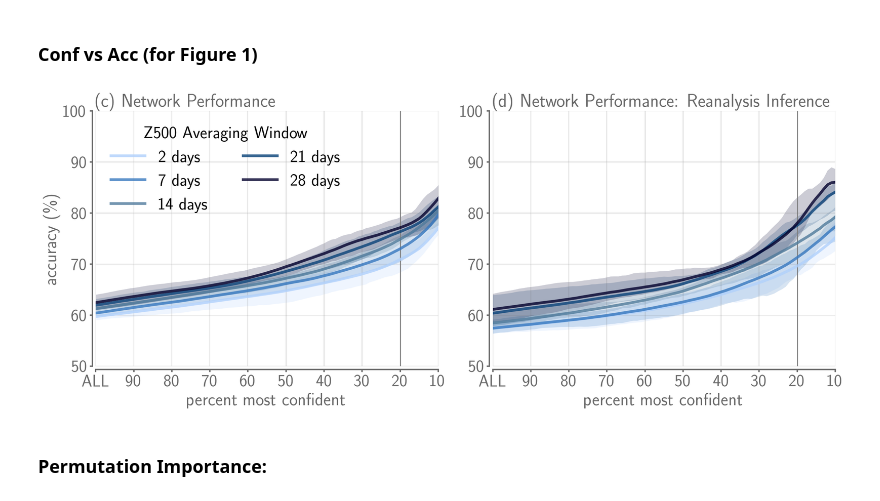
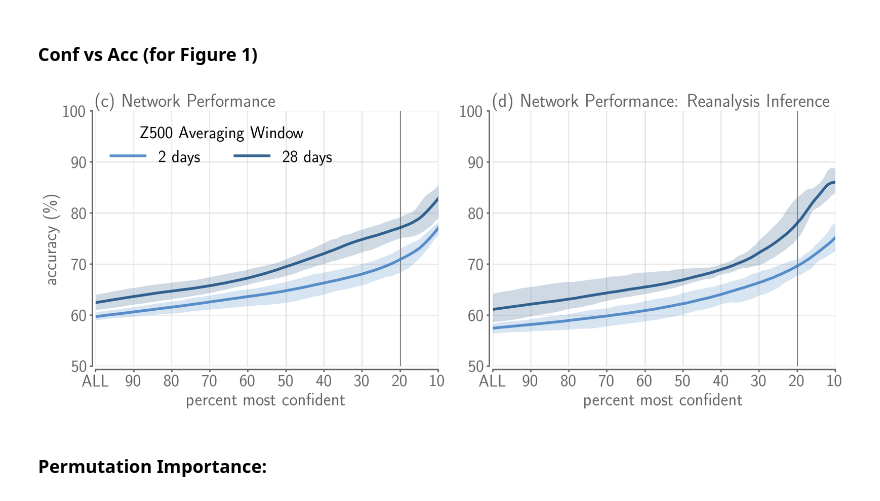
Before and after one commit to kjmayer/ENSOvsMJO, a Jupyter notebook: interpret/interpret-confvsacc-plot.ipynb, the cells around one changed output. Cells and saved outputs as stored; diff of their text form; code cells hidden in the pictures.

Commit message:
misc figure edits

```diff
--- a/interpret/interpret-confvsacc-plot.ipynb
+++ b/interpret/interpret-confvsacc-plot.ipynb
@@ -155,70 +155,74 @@ for loc in ['A','B']:
 # ------------------------------------------------------------------------------------
 # ------------------------------------------------------------------------------------
 ax['A'].set_title('(c) Network Performance',fontsize=FS+2,color='dimgrey',loc='left')
-ax['A'].plot(np.mean(confvsacc_all[:,0],axis=0),'xkcd:powder blue',alpha=0.8,label='2 days',linewidth=linewidth)
+# used to be 'xkcd:powder blue'
+ax['A'].plot(np.mean(confvsacc_all[:,0],axis=0),'xkcd:windows blue',alpha=0.8,label='2 days',linewidth=linewidth)
 ax['A'].fill_between(x = np.arange(0,100),
                  y1 = np.min(confvsacc_all[:,0],axis=0),
-                 y2 = np.max(confvsacc_all[:,0],axis=0),color='xkcd:powder blue',alpha=0.2,linewidth=0)
+                 y2 = np.max(confvsacc_all[:,0],axis=0),color='xkcd:windows blue',alpha=0.2,linewidth=0)
 
-ax['A'].plot(np.mean(confvsacc_all[:,5],axis=0),'xkcd:windows blue',alpha=0.8,label='7 days',linewidth=linewidth)
-ax['A'].fill_between(x = np.arange(0,100),
-                 y1 = np.min(confvsacc_all[:,5],axis=0),
-                 y2 = np.max(confvsacc_all[:,5],axis=0),color='xkcd:windows blue',alpha=0.2,linewidth=0)
+# ax['A'].plot(np.mean(confvsacc_all[:,5],axis=0),'xkcd:windows blue',alpha=0.8,label='7 days',linewidth=linewidth)
+# ax['A'].fill_between(x = np.arange(0,100),
+#                  y1 = np.min(confvsacc_all[:,5],axis=0),
+#                  y2 = np.max(confvsacc_all[:,5],axis=0),color='xkcd:windows blue',alpha=0.2,linewidth=0)
 
-ax['A'].plot(np.mean(confvsacc_all[:,12],axis=0),'xkcd:stormy blue',alpha=0.8,label='14 days',linewidth=linewidth)
-ax['A'].fill_between(x = np.arange(0,100),
-                 y1 = np.min(confvsacc_all[:,12],axis=0),
-                 y2 = np.max(confvsacc_all[:,12],axis=0),color='xkcd:stormy blue',alpha=0.2,linewidth=0)
+# ax['A'].plot(np.mean(confvsacc_all[:,12],axis=0),'xkcd:stormy blue',alpha=0.8,label='14 days',linewidth=linewidth)
+# ax['A'].fill_between(x = np.arange(0,100),
+#                  y1 = np.min(confvsacc_all[:,12],axis=0),
+#                  y2 = np.max(confvsacc_all[:,12],axis=0),color='xkcd:stormy blue',alpha=0.2,linewidth=0)
 
-ax['A'].plot(np.mean(confvsacc_all[:,19],axis=0),'xkcd:twilight blue',alpha=0.8,label='21 days',linewidth=linewidth)
-ax['A'].fill_between(x = np.arange(0,100),
-                 y1 = np.min(confvsacc_all[:,19],axis=0),
-                 y2 = np.max(confvsacc_all[:,19],axis=0),color='xkcd:twilight blue',alpha=0.2,linewidth=0)
+# ax['A'].plot(np.mean(confvsacc_all[:,19],axis=0),'xkcd:twilight blue',alpha=0.8,label='21 days',linewidth=linewidth)
+# ax['A'].fill_between(x = np.arange(0,100),
+#                  y1 = np.min(confvsacc_all[:,19],axis=0),
+#                  y2 = np.max(confvsacc_all[:,19],axis=0),color='xkcd:twilight blue',alpha=0.2,linewidth=0)
 
-ax['A'].plot(np.mean(confvsacc_all[:,26],axis=0),'xkcd:midnight',alpha=0.8,label='28 days',linewidth=linewidth)
+# used to be 'xkcd:midnight'
+ax['A'].plot(np.mean(confvsacc_all[:,26],axis=0),'xkcd:twilight blue',alpha=0.8,label='28 days',linewidth=linewidth)
 ax['A'].fill_between(x = np.arange(0,100),
                  y1 = np.min(confvsacc_all[:,26],axis=0),
-                 y2 = np.max(confvsacc_all[:,26],axis=0),color='xkcd:midnight',alpha=0.2,linewidth=0)
+                 y2 = np.max(confvsacc_all[:,26],axis=0),color='xkcd:twilight blue',alpha=0.2,linewidth=0)
 
 # ------------------------------------------------------------------------------------
 # ------------------------------------------------------------------------------------
 # ------------------------------------------------------------------------------------
 
 ax['B'].set_title('(d) Network Performance: Reanalysis Inference',fontsize=FS+2,color='dimgrey',loc='left')
-ax['B'].plot(np.mean(confvsacc_all_obs[:,0],axis=0),'xkcd:powder blue',alpha=0.8,label='2 days',linewidth=linewidth)
+# used to be 'xkcd:powder blue'
+ax['B'].plot(np.mean(confvsacc_all_obs[:,0],axis=0),'xkcd:windows blue',alpha=0.8,label='2 days',linewidth=linewidth)
 ax['B'].fill_between(x = np.arange(0,100),
                  y1 = np.min(confvsacc_all_obs[:,0],axis=0),
-                 y2 = np.max(confvsacc_all_obs[:,0],axis=0),color='xkcd:powder blue',alpha=0.2,linewidth=0)
+                 y2 = np.max(confvsacc_all_obs[:,0],axis=0),color='xkcd:windows blue',alpha=0.2,linewidth=0)
 
-ax['B'].plot(np.mean(confvsacc_all_obs[:,5],axis=0),'xkcd:windows blue',alpha=0.8,label='7 days',linewidth=linewidth)
-ax['B'].fill_between(x = np.arange(0,100),
-                 y1 = np.min(confvsacc_all_obs[:,5],axis=0),
-                 y2 = np.max(confvsacc_all_obs[:,5],axis=0),color='xkcd:windows blue',alpha=0.2,linewidth=0)
+# ax['B'].plot(np.mean(confvsacc_all_obs[:,5],axis=0),'xkcd:windows blue',alpha=0.8,label='7 days',linewidth=linewidth)
+# ax['B'].fill_between(x = np.arange(0,100),
+#                  y1 = np.min(confvsacc_all_obs[:,5],axis=0),
+#                  y2 = np.max(confvsacc_all_obs[:,5],axis=0),color='xkcd:windows blue',alpha=0.2,linewidth=0)
 
-ax['B'].plot(np.mean(confvsacc_all_obs[:,12],axis=0),'xkcd:stormy blue',alpha=0.8,label='14 days',linewidth=linewidth)
-ax['B'].fill_between(x = np.arange(0,100),
-                 y1 = np.min(confvsacc_all_obs[:,12],axis=0),
-                 y2 = np.max(confvsacc_all_obs[:,12],axis=0),color='xkcd:stormy blue',alpha=0.2,linewidth=0)
+# ax['B'].plot(np.mean(confvsacc_all_obs[:,12],axis=0),'xkcd:stormy blue',alpha=0.8,label='14 days',linewidth=linewidth)
+# ax['B'].fill_between(x = np.arange(0,100),
+#                  y1 = np.min(confvsacc_all_obs[:,12],axis=0),
+#                  y2 = np.max(confvsacc_all_obs[:,12],axis=0),color='xkcd:stormy blue',alpha=0.2,linewidth=0)
 
-ax['B'].plot(np.mean(confvsacc_all_obs[:,19],axis=0),'xkcd:twilight blue',alpha=0.8,label='21 days',linewidth=linewidth)
-ax['B'].fill_between(x = np.arange(0,100),
-                 y1 = np.min(confvsacc_all_obs[:,19],axis=0),
-                 y2 = np.max(confvsacc_all_obs[:,19],axis=0),color='xkcd:twilight blue',alpha=0.2,linewidth=0)
+# ax['B'].plot(np.mean(confvsacc_all_obs[:,19],axis=0),'xkcd:twilight blue',alpha=0.8,label='21 days',linewidth=linewidth)
+# ax['B'].fill_between(x = np.arange(0,100),
+#                  y1 = np.min(confvsacc_all_obs[:,19],axis=0),
+#                  y2 = np.max(confvsacc_all_obs[:,19],axis=0),color='xkcd:twilight blue',alpha=0.2,linewidth=0)
 
-ax['B'].plot(np.mean(confvsacc_all_obs[:,26],axis=0),'xkcd:midnight',alpha=0.8,label='28 days',linewidth=linewidth)
+# used to be 'xkcd:midnight'
+ax['B'].plot(np.mean(confvsacc_all_obs[:,26],axis=0),'xkcd:twilight blue',alpha=0.8,label='28 days',linewidth=linewidth)
 ax['B'].fill_between(x = np.arange(0,100),
                  y1 = np.min(confvsacc_all_obs[:,26],axis=0),
-                 y2 = np.max(confvsacc_all_obs[:,26],axis=0),color='xkcd:midnight',alpha=0.2,linewidth=0)
+                 y2 = np.max(confvsacc_all_obs[:,26],axis=0),color='xkcd:twilight blue',alpha=0.2,linewidth=0)
 
 
 # leg = ax['B'].legend(frameon=False, fontsize=FS+3,ncol=1,bbox_to_anchor=(1.04, 1), loc="upper left")
 leg = ax['A'].legend(frameon=False, fontsize=FS,ncol=2, loc="upper left")
 leg.set_title('Z500 Averaging Window',prop={'size':FS})
 
-plt.savefig('/glade/work/kjmayer/research/catalyst/ENSOvsMJO/plots/confvsacc_doy_main.png',dpi=300,bbox_inches='tight')
+plt.savefig('/glade/work/kjmayer/research/catalyst/ENSOvsMJO/plots/confvsacc_doy_main_2avgwindows.png',dpi=300,bbox_inches='tight')
 # plt.show()
 # %% [output]
-[figure, old version]
+[figure, new version]
 # %% [markdown]
 ### Permutation Importance:
 # %%
```
Also changed, not shown: 2 other files.
